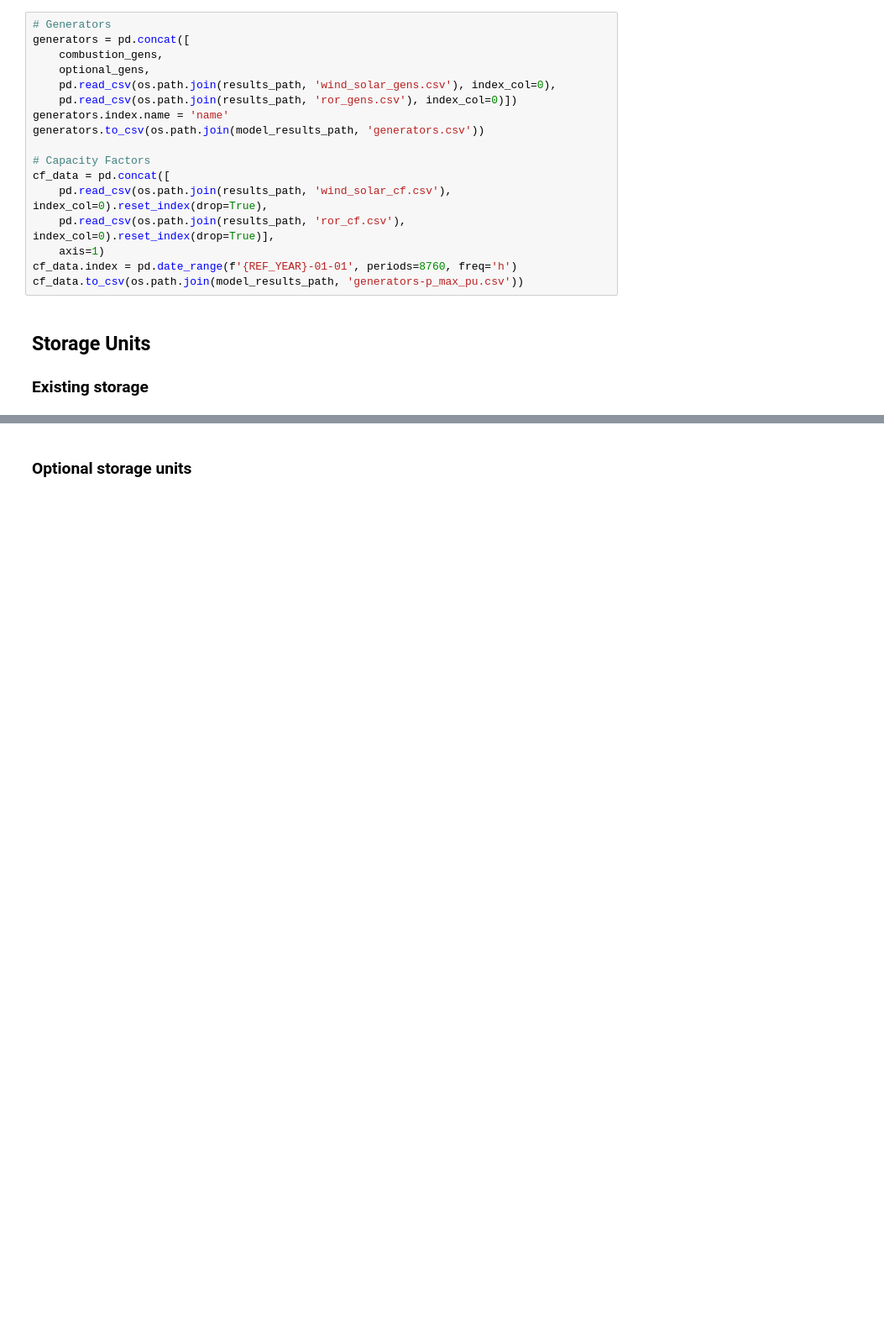
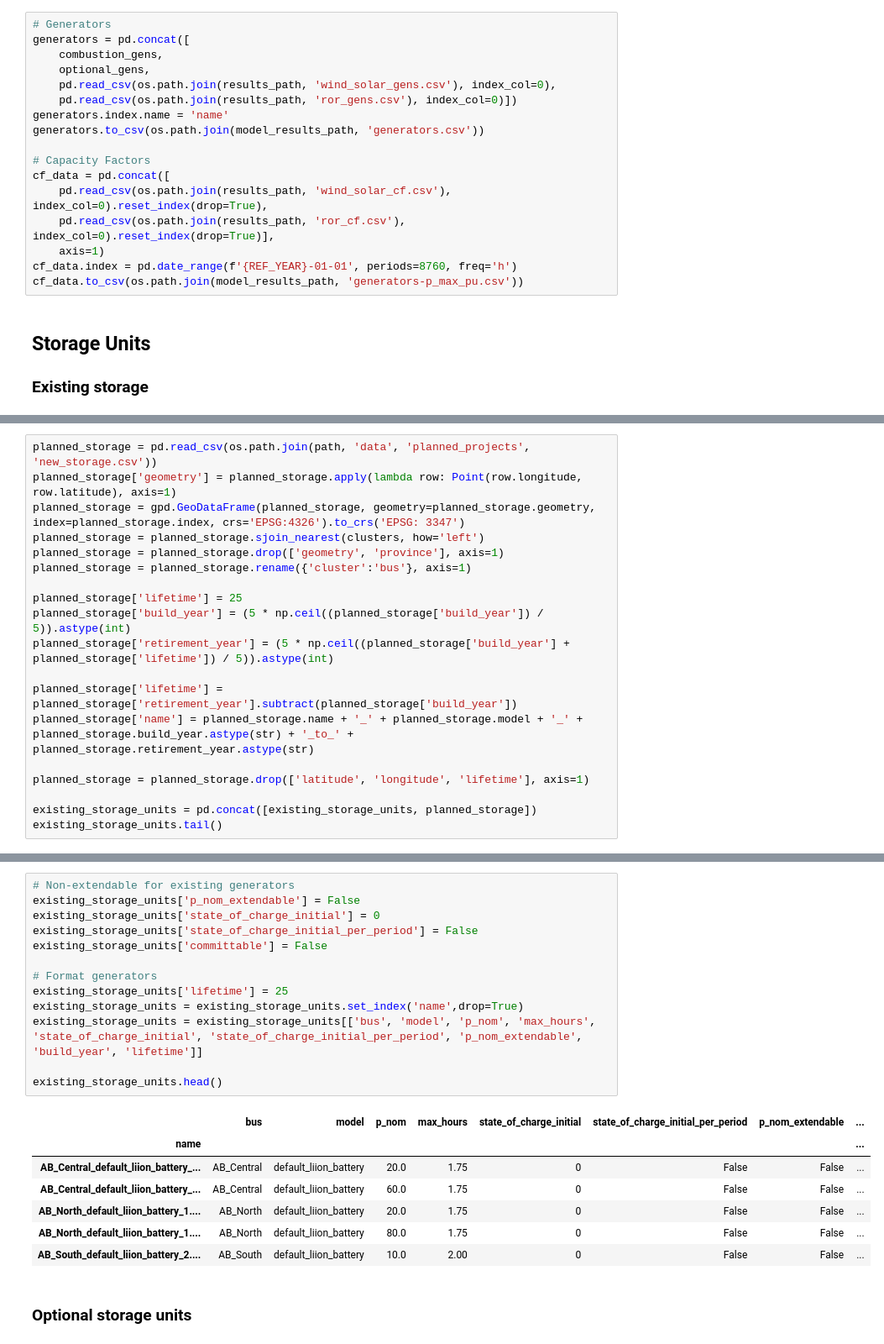
Before and after one commit to NRCan/pypsa-canada-national, a Jupyter notebook: 4 - Create Model.ipynb, the cells around one changed output, grey strips where cells are left out. Shown at 84% size. Saved outputs shown, nothing was run; the diff lists cells and outputs as text; blank space fills up the shorter version.

```diff
--- a/4 - Create Model.ipynb
+++ b/4 - Create Model.ipynb
@@ -328,0 +288,19 @@ Right CRS: EPSG: 3347
+# %%
+planned_storage = pd.read_csv(os.path.join(path, 'data', 'planned_projects', 'new_storage.csv'))
+planned_storage['geometry'] = planned_storage.apply(lambda row: Point(row.longitude, row.latitude), axis=1)
+planned_storage = gpd.GeoDataFrame(planned_storage, geometry=planned_storage.geometry, index=planned_storage.index, crs='EPSG:4326').to_crs('EPSG: 3347')
+planned_storage = planned_storage.sjoin_nearest(clusters, how='left')
+planned_storage = planned_storage.drop(['geometry', 'province'], axis=1)
+planned_storage = planned_storage.rename({'cluster':'bus'}, axis=1)
+
+planned_storage['lifetime'] = 25
+planned_storage['build_year'] = (5 * np.ceil((planned_storage['build_year']) / 5)).astype(int)
+planned_storage['retirement_year'] = (5 * np.ceil((planned_storage['build_year'] + planned_storage['lifetime']) / 5)).astype(int)
+
+planned_storage['lifetime'] = planned_storage['retirement_year'].subtract(planned_storage['build_year'])
+planned_storage['name'] = planned_storage.name + '_' + planned_storage.model + '_' + planned_storage.build_year.astype(str) + '_to_' + planned_storage.retirement_year.astype(str)
+
+planned_storage = planned_storage.drop(['latitude', 'longitude', 'lifetime'], axis=1)
+
+existing_storage_units = pd.concat([existing_storage_units, planned_storage])
+existing_storage_units.tail()
@@ -329,3 +314,24 @@ Right CRS: EPSG: 3347
+# %%
+# Non-extendable for existing generators
+existing_storage_units['p_nom_extendable'] = False
+existing_storage_units['state_of_charge_initial'] = 0
+existing_storage_units['state_of_charge_initial_per_period'] = False
+existing_storage_units['committable'] = False
+
+# Format generators
+existing_storage_units['lifetime'] = 25
+existing_storage_units = existing_storage_units.set_index('name',drop=True)
+existing_storage_units = existing_storage_units[['bus', 'model', 'p_nom', 'max_hours', 'state_of_charge_initial', 'state_of_charge_initial_per_period', 'p_nom_extendable', 'build_year', 'lifetime']]
+
+existing_storage_units.head()
+# %% [output]
+|  | bus | model | p_nom | max_hours | state_of_charge_initial | state_of_charge_initial_per_period | p_nom_extendable | ... |
+| name |  |  |  |  |  |  |  | ... |
+| AB_Central_default_liion_battery_... | AB_Central | default_liion_battery | 20.0 | 1.75 | 0 | False | False | ... |
+| AB_Central_default_liion_battery_... | AB_Central | default_liion_battery | 60.0 | 1.75 | 0 | False | False | ... |
+| AB_North_default_liion_battery_1.... | AB_North | default_liion_battery | 20.0 | 1.75 | 0 | False | False | ... |
+| AB_North_default_liion_battery_1.... | AB_North | default_liion_battery | 80.0 | 1.75 | 0 | False | False | ... |
+| AB_South_default_liion_battery_2.... | AB_South | default_liion_battery | 10.0 | 2.00 | 0 | False | False | ... |
 # %% [markdown]
 ### Optional storage units
 # %%
```
Also changed, not shown: parts of 8 cells of this notebook, 2 other files.
